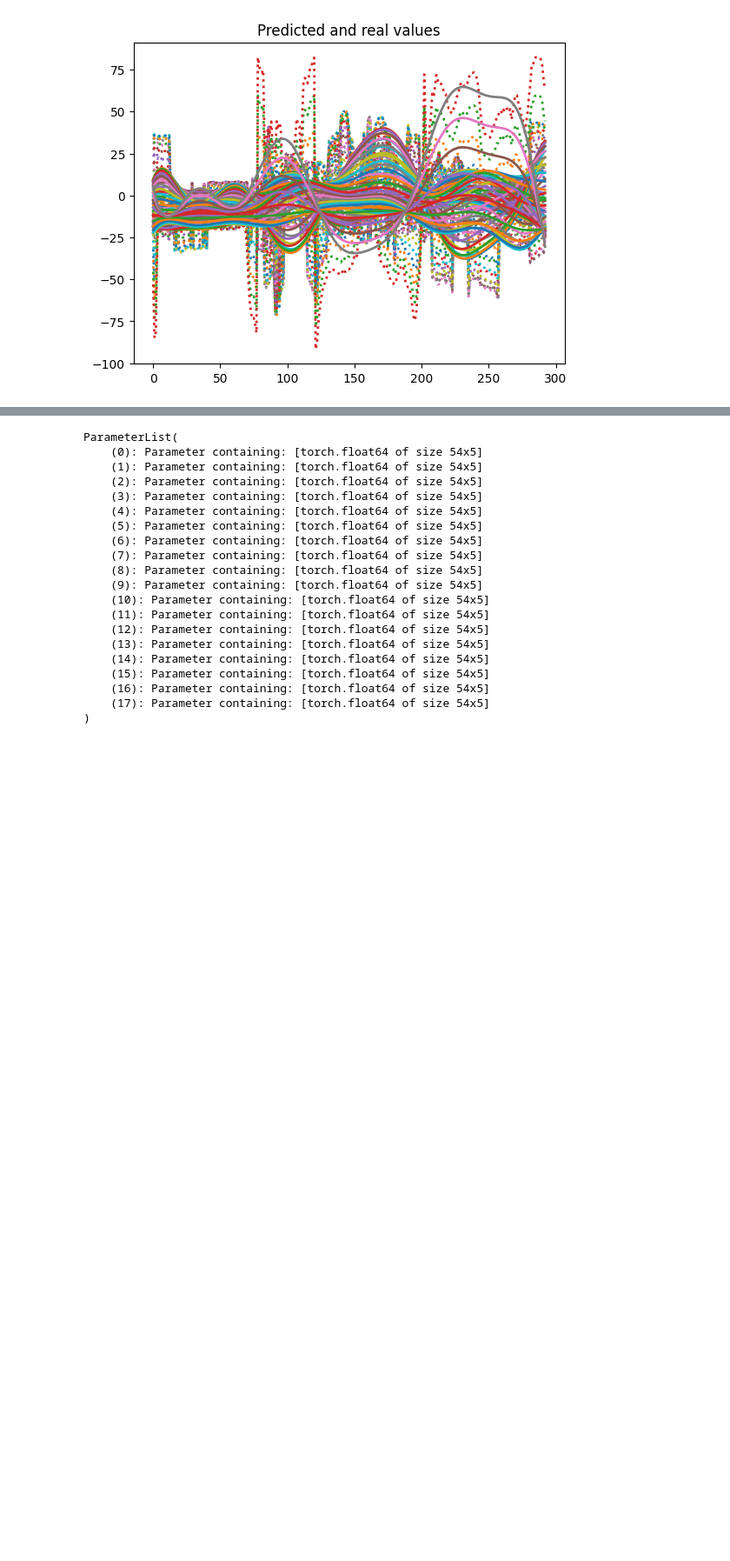
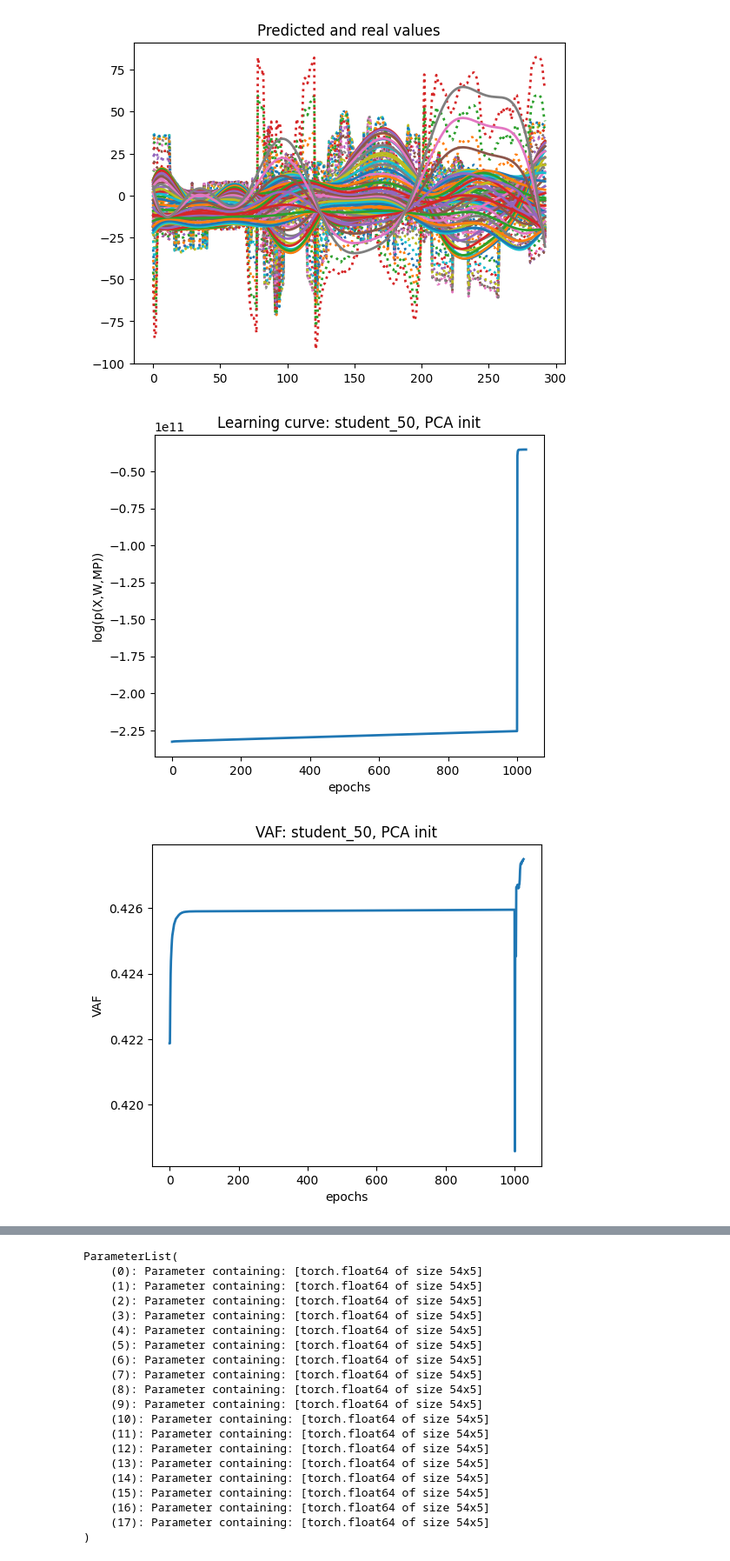
Before and after one commit to arefefarah/Movement_Recognition, a Jupyter notebook: movement_primitives/Code/TMP model/3_model_training.ipynb, the cells around one changed output, grey strips where cells are left out. Shown at 87% size. Drawn from its saved outputs; the diff is of its cells as text; code cells hidden in the pictures; blank space fills up the shorter version.

```diff
--- a/movement_primitives/Code/TMP model/3_model_training.ipynb
+++ b/movement_primitives/Code/TMP model/3_model_training.ipynb
@@ -117,9 +117,12 @@ plt.show()
 # %% [output]
 [figure]
 # %%
-# lc=model2.learn_curve
-# vc=model2.VAF_curve
-# epochs=numpy.arange(len(lc))
+lc=model2.learn_curve
+vc=model2.VAF_curve
+epochs=numpy.arange(len(lc))
 
-# plot_learn_curve(epochs,lc,vc,"student_{0:d}, PCA init".format(50))
-# plot_learn_curve(epochs[-50:],lc[-50:],vc[-50:],"student_{0:d}, PCA init, tail".format(50))
+plot_learn_curve(epochs,lc,vc,"student_{0:d}, PCA init".format(50))
+plot_learn_curve(epochs[-50:],lc[-50:],vc[-50:],"student_{0:d}, PCA init, tail".format(50))
+# %% [output]
+[figure, added]
+[figure, added]
```
Also changed, not shown: parts of 4 cells of this notebook, 9 other files.
